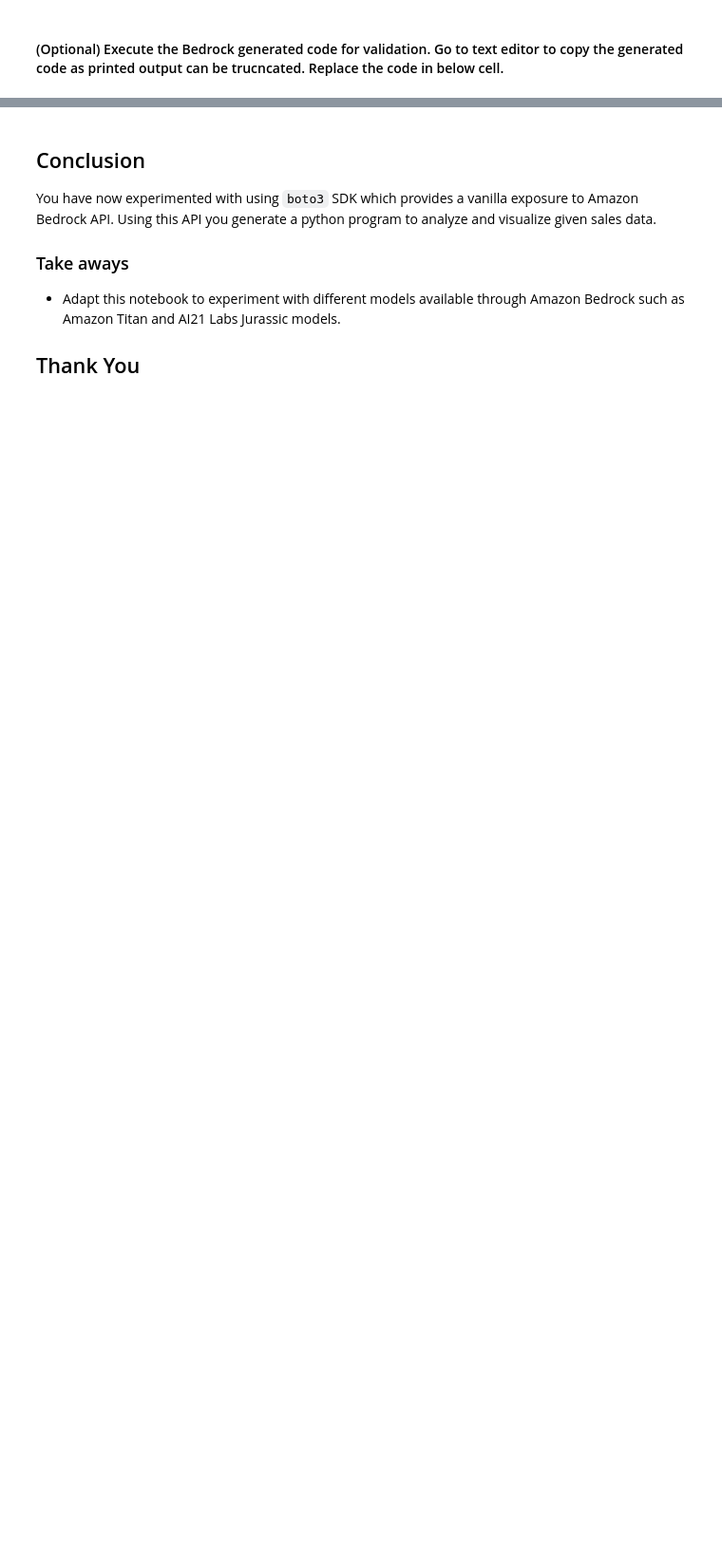
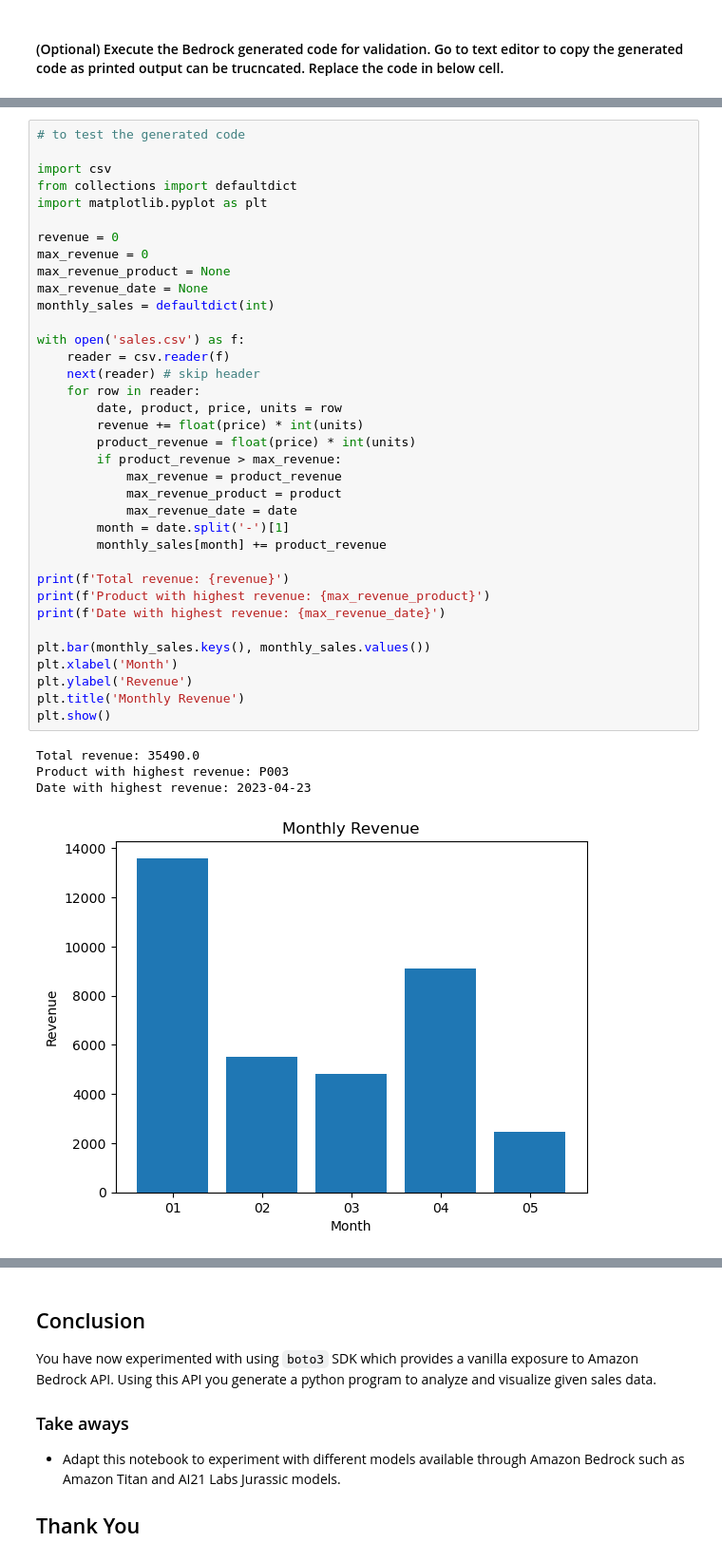
Before and after one commit to aws-samples/amazon-bedrock-workshop, a Jupyter notebook: 06_CodeGeneration/00_code_generatation_w_bedrock.ipynb, the cells around one changed output, grey strips where cells are left out. Shown: that part at 95% size. Cells and saved outputs as stored; diff of their text form; blank space fills up the shorter version.

```diff
--- a/06_CodeGeneration/00_code_generatation_w_bedrock.ipynb
+++ b/06_CodeGeneration/00_code_generatation_w_bedrock.ipynb
@@ -202,0 +233,41 @@ print('Date with max revenue:', max_revenue_date)
+# %%
+# to test the generated code
+
+import csv
+from collections import defaultdict
+import matplotlib.pyplot as plt
+
+revenue = 0
+max_revenue = 0
+max_revenue_product = None
+max_revenue_date = None
+monthly_sales = defaultdict(int)
+
+with open('sales.csv') as f:
+    reader = csv.reader(f)
+    next(reader) # skip header
+    for row in reader:
+        date, product, price, units = row
+        revenue += float(price) * int(units)
+        product_revenue = float(price) * int(units)
+        if product_revenue > max_revenue:
+            max_revenue = product_revenue
+            max_revenue_product = product
+            max_revenue_date = date
+        month = date.split('-')[1]
+        monthly_sales[month] += product_revenue
+
+print(f'Total revenue: {revenue}')
+print(f'Product with highest revenue: {max_revenue_product}')
+print(f'Date with highest revenue: {max_revenue_date}')
+
+plt.bar(monthly_sales.keys(), monthly_sales.values())
+plt.xlabel('Month')
+plt.ylabel('Revenue')
+plt.title('Monthly Revenue')
+plt.show()
+# %% [output]
+Total revenue: 35490.0
+Product with highest revenue: P003
+Date with highest revenue: 2023-04-23
+[figure, added]
```
Also changed, not shown: parts of 5 cells of this notebook, 12 other files.
